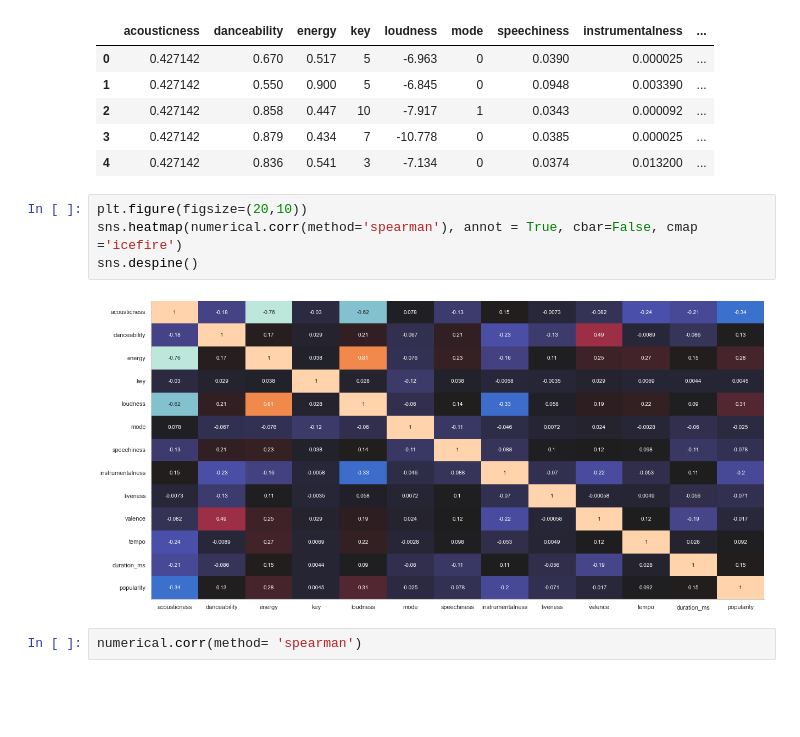
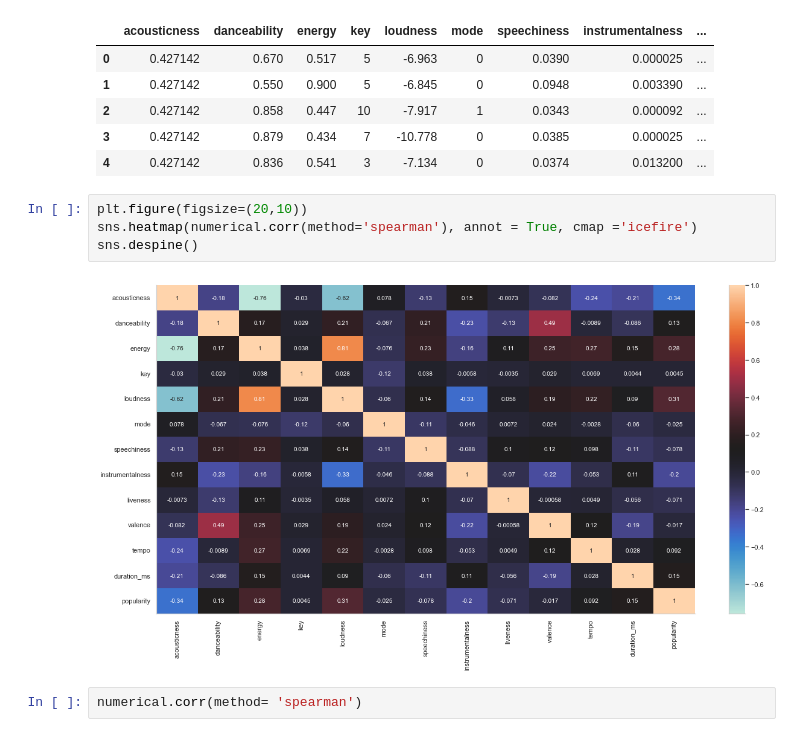
Before and after one commit to keerthivasan721/Spotify-Music-Recommedation-system, a Jupyter notebook: data_preprocess.ipynb, the cells around one changed output. Cells and saved outputs as stored; diff of their text form; blank space fills up the shorter version.

```diff
--- a/data_preprocess.ipynb
+++ b/data_preprocess.ipynb
@@ -192,10 +192,10 @@ numerical.head(5)
 | 4 | 0.427142 | 0.836 | 0.541 | 3 | -7.134 | 0 | 0.0374 | 0.013200 | ... |
 # %%
 plt.figure(figsize=(20,10))
-sns.heatmap(numerical.corr(method='spearman'), annot = True, cbar=False, cmap ='icefire')
+sns.heatmap(numerical.corr(method='spearman'), annot = True, cmap ='icefire')
 sns.despine()
 # %% [output]
-[figure, old version]
+[figure, new version]
 # %%
 numerical.corr(method= 'spearman')
 # %% [output]
```
Also changed, not shown: parts of 1 cell of this notebook, 2 other files.
